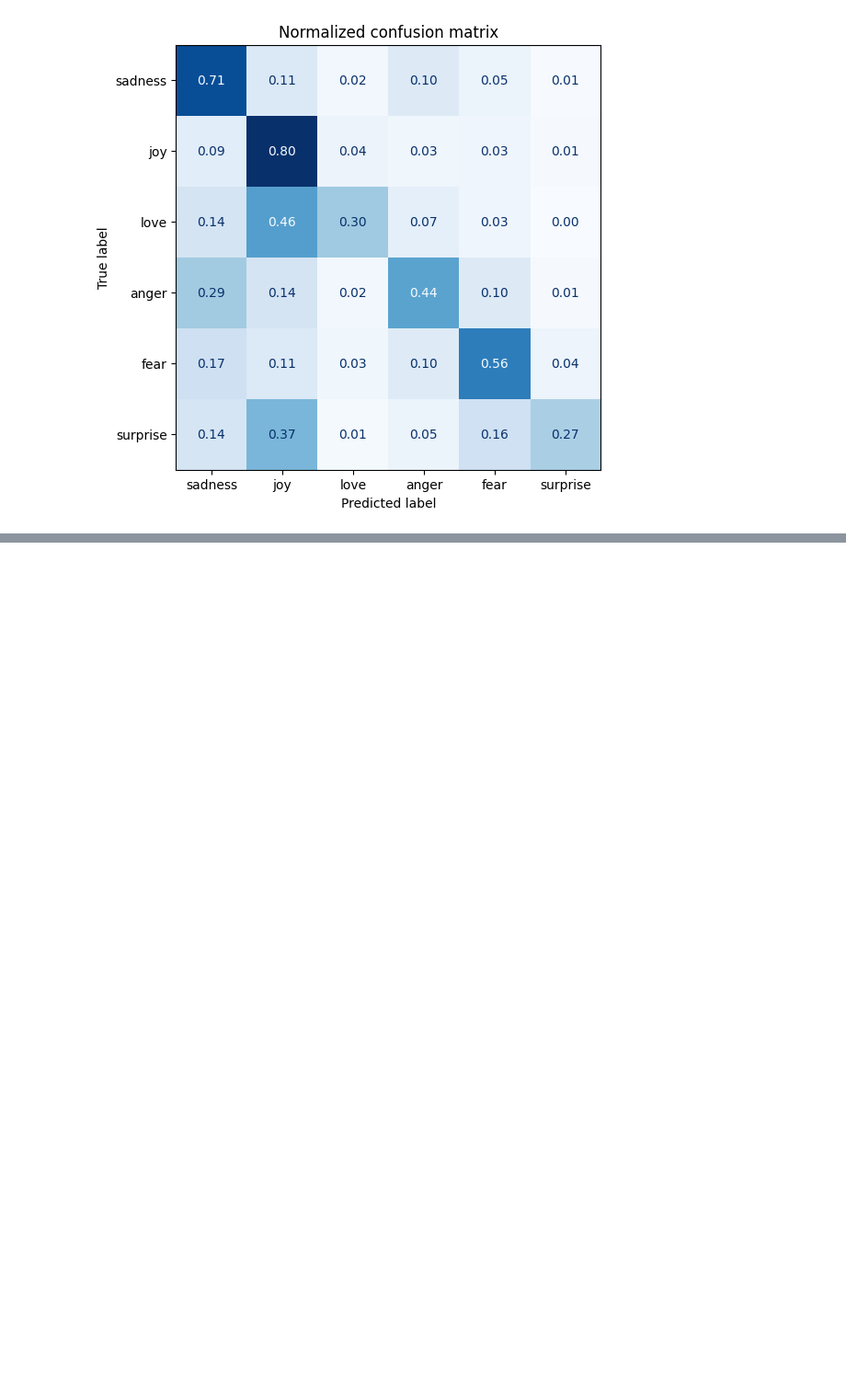
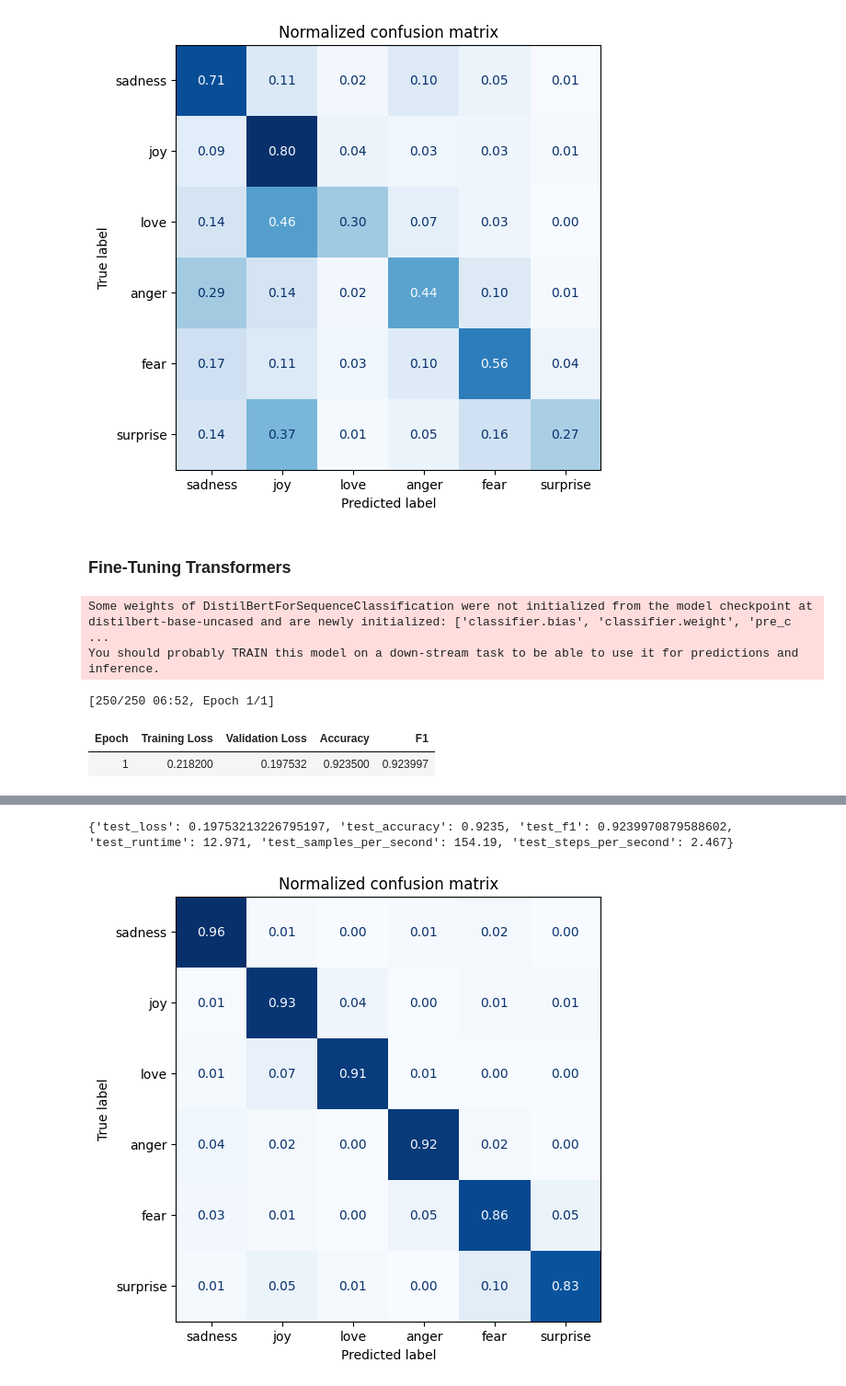
Before and after one commit to GlaIZier/nlp-with-transformers-book-experiments, a Jupyter notebook: chapter2/chapter2.ipynb, the cells around one changed output, grey strips where cells are left out. Shown: that part at 92% size. Saved outputs shown, nothing was run; the diff lists cells and outputs as text; code cells hidden in the pictures; blank space fills up the shorter version.

```diff
--- a/chapter2/chapter2.ipynb
+++ b/chapter2/chapter2.ipynb
@@ -171,3 +173,60 @@ y_preds = lr_clf.predict(X_valid)
 plot_confusion_matrix(y_preds, y_valid, labels)
 # %% [output]
 [figure]
+# %% [markdown]
+### Fine-Tuning Transformers
+# %%
+from transformers import AutoModelForSequenceClassification
+num_labels = 6
+model = (AutoModelForSequenceClassification
+       .from_pretrained(model_ckpt, num_labels=num_labels)
+       .to(device))
+
+from sklearn.metrics import accuracy_score, f1_score
+def compute_metrics(pred):
+    labels = pred.label_ids
+    preds = pred.predictions.argmax(-1)
+    f1 = f1_score(labels, preds, average="weighted")
+    acc = accuracy_score(labels, preds)
+    return {"accuracy": acc, "f1": f1}
+# %% [output]
+Some weights of DistilBertForSequenceClassification were not initialized from the model checkpoint at distilbert-base-uncased and are newly initialized: ['classifier.bias', 'classifier.weight', 'pre_c ...
+You should probably TRAIN this model on a down-stream task to be able to use it for predictions and inference.
+# %%
+from transformers import Trainer, TrainingArguments
+batch_size = 64
+logging_steps = len(emotions_encoded["train"]) // batch_size
+model_name = f"{model_ckpt}-finetuned-emotion"
+
+# push_to_hub=False to avoid logging in to hugging face hub
+training_args = TrainingArguments(output_dir=model_name,
+                                num_train_epochs=1,
+                                learning_rate=2e-5,
+                                per_device_train_batch_size=batch_size,
+                                per_device_eval_batch_size=batch_size,
+                                weight_decay=0.01,
+                                evaluation_strategy="epoch",
+                                disable_tqdm=False,
+                                logging_steps=logging_steps,
+                                push_to_hub=False,
+                                log_level="error",
+                                 use_mps_device=True)
+
+
+from transformers import Trainer
+trainer = Trainer(model=model, args=training_args,
+                  compute_metrics=compute_metrics,
+                  train_dataset=emotions_encoded["train"],
+                  eval_dataset=emotions_encoded["validation"],
+                  tokenizer=tokenizer)
+trainer.train();
+# %% [output]
+[250/250 06:52, Epoch 1/1]
+| Epoch | Training Loss | Validation Loss | Accuracy | F1 |
+| 1 | 0.218200 | 0.197532 | 0.923500 | 0.923997 |
+# %%
+preds_output = trainer.predict(emotions_encoded["validation"])
+print(  preds_output.metrics)
+y_preds = np.argmax(preds_output.predictions, axis=1)
+plot_confusion_matrix(y_preds, y_valid, labels)
+# %% [output]
@@ -173,0 +234,2 @@ plot_confusion_matrix(y_preds, y_valid, labels)
+{'test_loss': 0.19753213226795197, 'test_accuracy': 0.9235, 'test_f1': 0.9239970879588602, 'test_runtime': 12.971, 'test_samples_per_second': 154.19, 'test_steps_per_second': 2.467}
+[figure, added]
```
Also changed, not shown: parts of 6 cells of this notebook, 1 other file.
